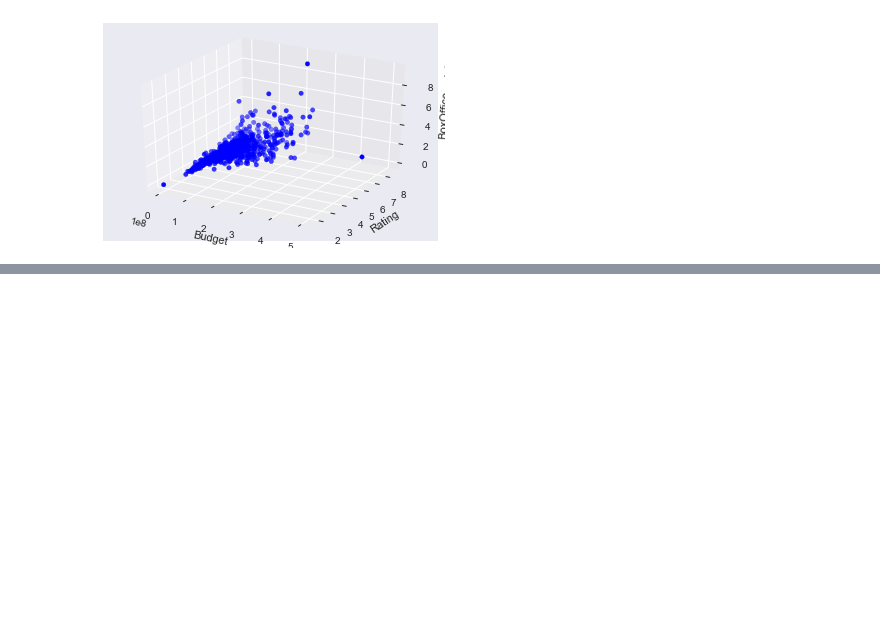
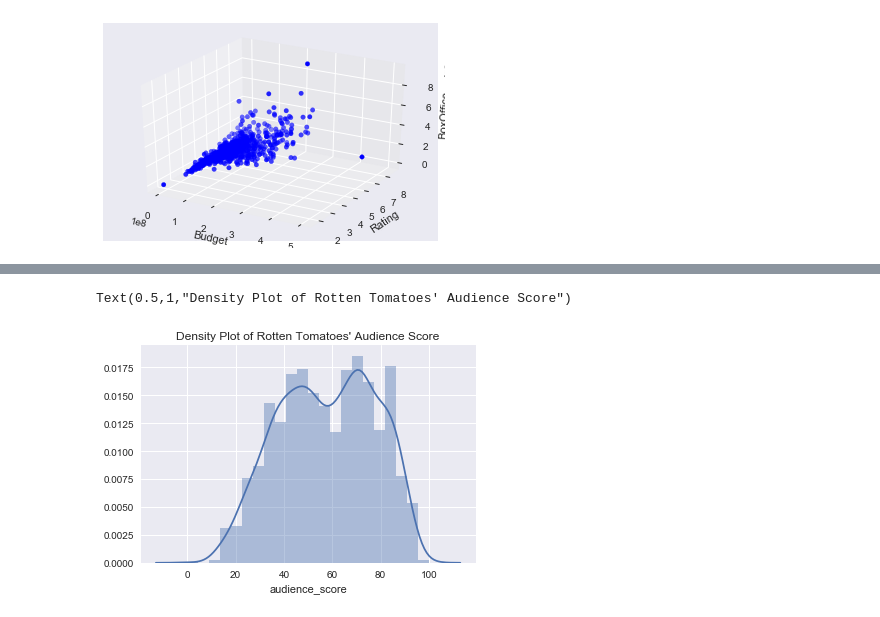
Before and after one commit to cicisongze/Movie_analysis_project, a Jupyter notebook: Data_Visualization.ipynb, the cells around one changed output, grey strips where cells are left out. Cells and saved outputs as stored; diff of their text form; code cells hidden in the pictures; blank space fills up the shorter version.

```diff
--- a/Data_Visualization.ipynb
+++ b/Data_Visualization.ipynb
@@ -423,0 +466,6 @@ plt.show()
+# %%
+sns.distplot(df_update['audience_score'])
+plt.title("Density Plot of Rotten Tomatoes' Audience Score")
+# %% [output]
+Text(0.5,1,"Density Plot of Rotten Tomatoes' Audience Score")
+[figure, added]
```
Also changed, not shown: parts of 9 cells of this notebook.
